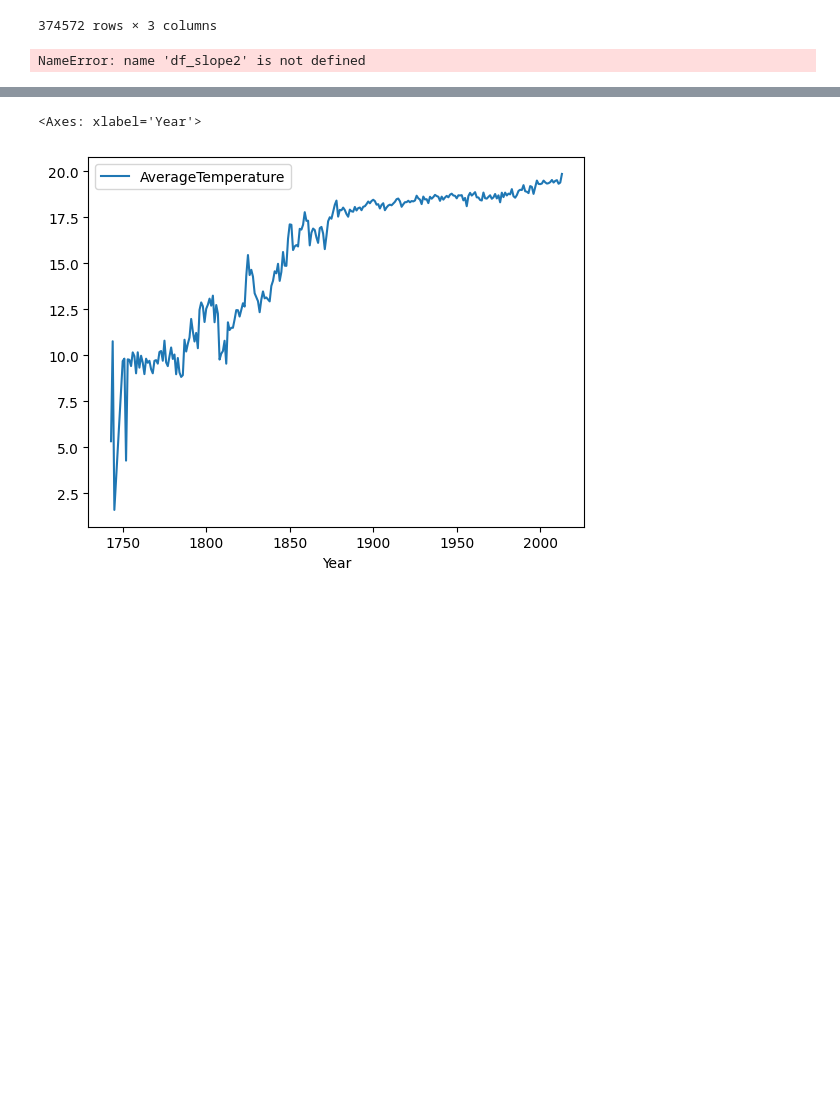
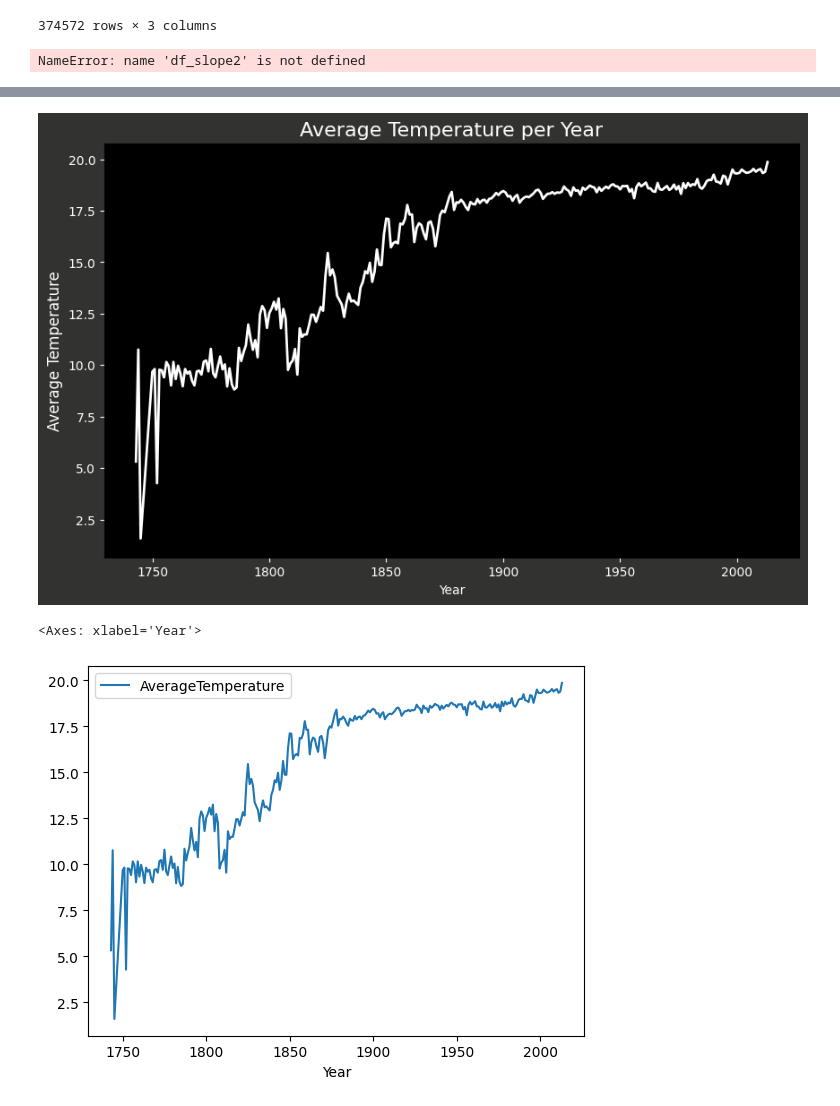
Before and after one commit to CyberStefNef/World_Temperature_Analysis, a Jupyter notebook: arima.ipynb, the cells around one changed output, grey strips where cells are left out. Drawn from its saved outputs; the diff is of its cells as text; code cells hidden in the pictures; blank space fills up the shorter version.

```diff
--- a/arima.ipynb
+++ b/arima.ipynb
@@ -440,3 +433,25 @@ df_year
+# %%
+# Create a black background with white text plot
+fig, ax = plt.subplots(figsize=(10, 6))
+ax.plot(df_year["Year"], df_year['AverageTemperature'], color='white', linewidth=2)
+
+# Set background color to black
+ax.set_facecolor('black')
+
+
+# Set labels and title with white text
+ax.set_xlabel('Year', color='white')
+ax.set_ylabel('Average Temperature', color='white', size=12)
+ax.set_title('Average Temperature per Year', color='white', size=16)
+fig.set_facecolor("#323331")
+ax1.set_facecolor("#000100")
+# Set ticks color to white
+ax.tick_params(axis='both', colors='white')
+
+# Show the plot
+plt.show()
+# %% [output]
+[figure, added]
 # %%
 df_year.plot()
 # %% [output]
```
Also changed, not shown: parts of 10 cells of this notebook, 3 other files.
